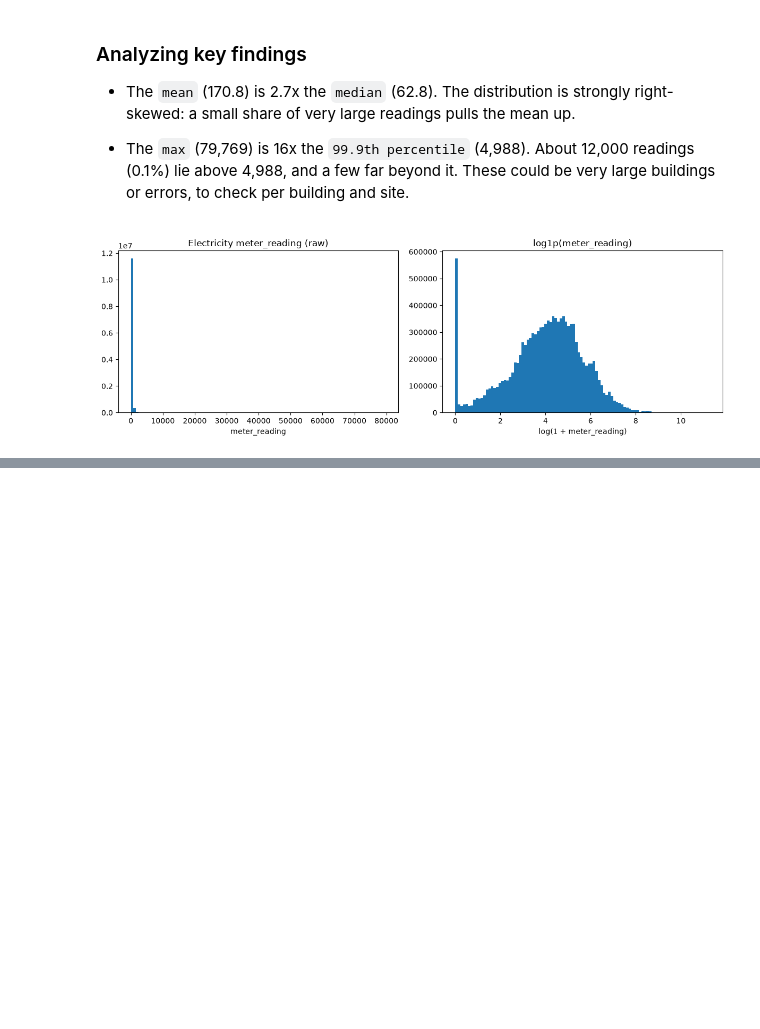
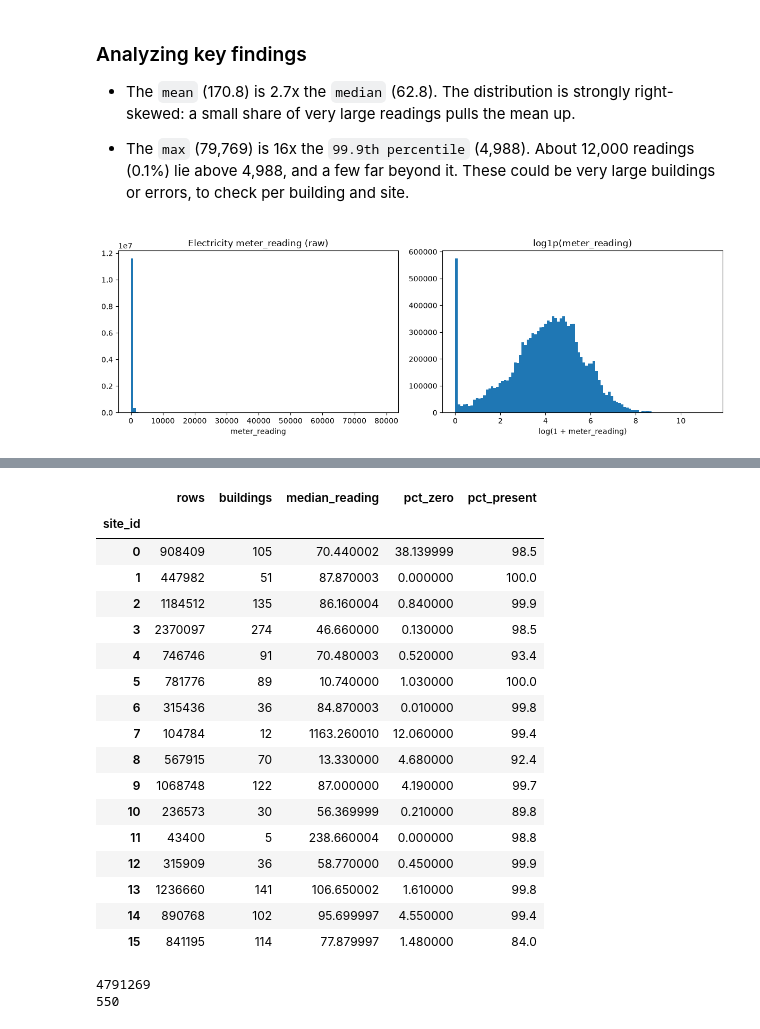
Before and after one commit to dimkon02/Building-Energy-Forecasting, a Jupyter notebook: notebooks/01_exploration.ipynb, the cells around one changed output, grey strips where cells are left out. Drawn from its saved outputs; the diff is of its cells as text; code cells hidden in the pictures; blank space fills up the shorter version.

Commit message:
Stage 1: gap and zero-run checks, choose site 13

```diff
--- a/notebooks/01_exploration.ipynb
+++ b/notebooks/01_exploration.ipynb
@@ -396,0 +420,43 @@ plt.show()
+# %%
+site_summary = electricity.groupby("site_id").agg(
+    rows=("meter_reading", "size"),
+    buildings=("building_id", "nunique"),
+    median_reading=("meter_reading", "median"),
+    pct_zero=("meter_reading", lambda s: (s == 0).mean() * 100),
+)
+site_summary["pct_present"] = (
+    site_summary["rows"] / (site_summary["buildings"] * expected_hours) * 100
+).round(1)
+site_summary.round(2)
+# %% [output]
+|  | rows | buildings | median_reading | pct_zero | pct_present |
+| site_id |  |  |  |  |  |
+| 0 | 908409 | 105 | 70.440002 | 38.139999 | 98.5 |
+| 1 | 447982 | 51 | 87.870003 | 0.000000 | 100.0 |
+| 2 | 1184512 | 135 | 86.160004 | 0.840000 | 99.9 |
+| 3 | 2370097 | 274 | 46.660000 | 0.130000 | 98.5 |
+| 4 | 746746 | 91 | 70.480003 | 0.520000 | 93.4 |
+| 5 | 781776 | 89 | 10.740000 | 1.030000 | 100.0 |
+| 6 | 315436 | 36 | 84.870003 | 0.010000 | 99.8 |
+| 7 | 104784 | 12 | 1163.260010 | 12.060000 | 99.4 |
+| 8 | 567915 | 70 | 13.330000 | 4.680000 | 92.4 |
+| 9 | 1068748 | 122 | 87.000000 | 4.190000 | 99.7 |
+| 10 | 236573 | 30 | 56.369999 | 0.210000 | 89.8 |
+| 11 | 43400 | 5 | 238.660004 | 0.000000 | 98.8 |
+| 12 | 315909 | 36 | 58.770000 | 0.450000 | 99.9 |
+| 13 | 1236660 | 141 | 106.650002 | 1.610000 | 99.8 |
+| 14 | 890768 | 102 | 95.699997 | 4.550000 | 99.4 |
+| 15 | 841195 | 114 | 77.879997 | 1.480000 | 84.0 |
+# %%
+candidate_sites = [2, 3, 13]
+
+# What the site_summary table says we should have
+expected = site_summary.loc[candidate_sites]
+expected_rows = expected["rows"].sum()
+expected_buildings = expected["buildings"].sum()
+
+print(expected_rows)
+print(expected_buildings)
+# %% [output]
+4791269
+550
```
Also changed, not shown: parts of 36 cells of this notebook.
